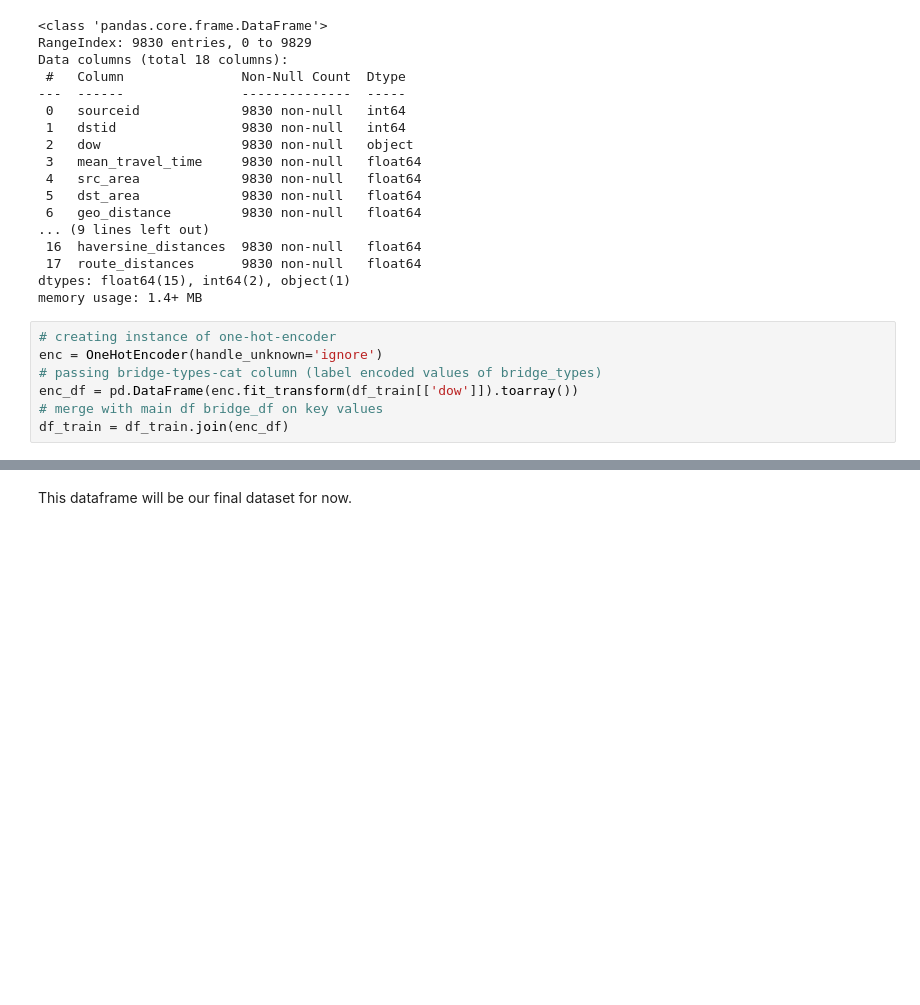
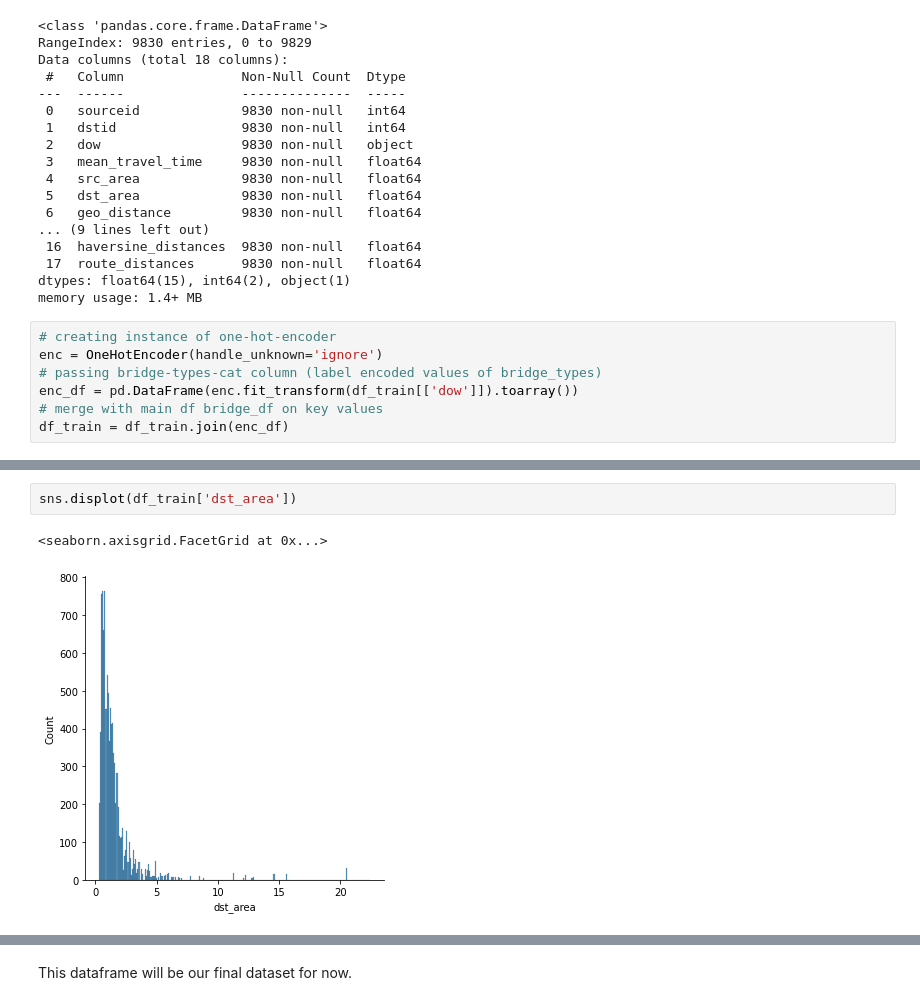
Before and after one commit to aliyusifov99/mec-ds-competition, a Jupyter notebook: Elnur/model-orderly.ipynb, the cells around one changed output, grey strips where cells are left out. Saved outputs shown, nothing was run; the diff lists cells and outputs as text; blank space fills up the shorter version.

```diff
--- a/Elnur/model-orderly.ipynb
+++ b/Elnur/model-orderly.ipynb
@@ -474,0 +507,5 @@ df_train
+# %%
+sns.displot(df_train['dst_area'])
+# %% [output]
+<seaborn.axisgrid.FacetGrid at 0x...>
+[figure, added]
```
Also changed, not shown: parts of 18 cells of this notebook, 4 other files.
